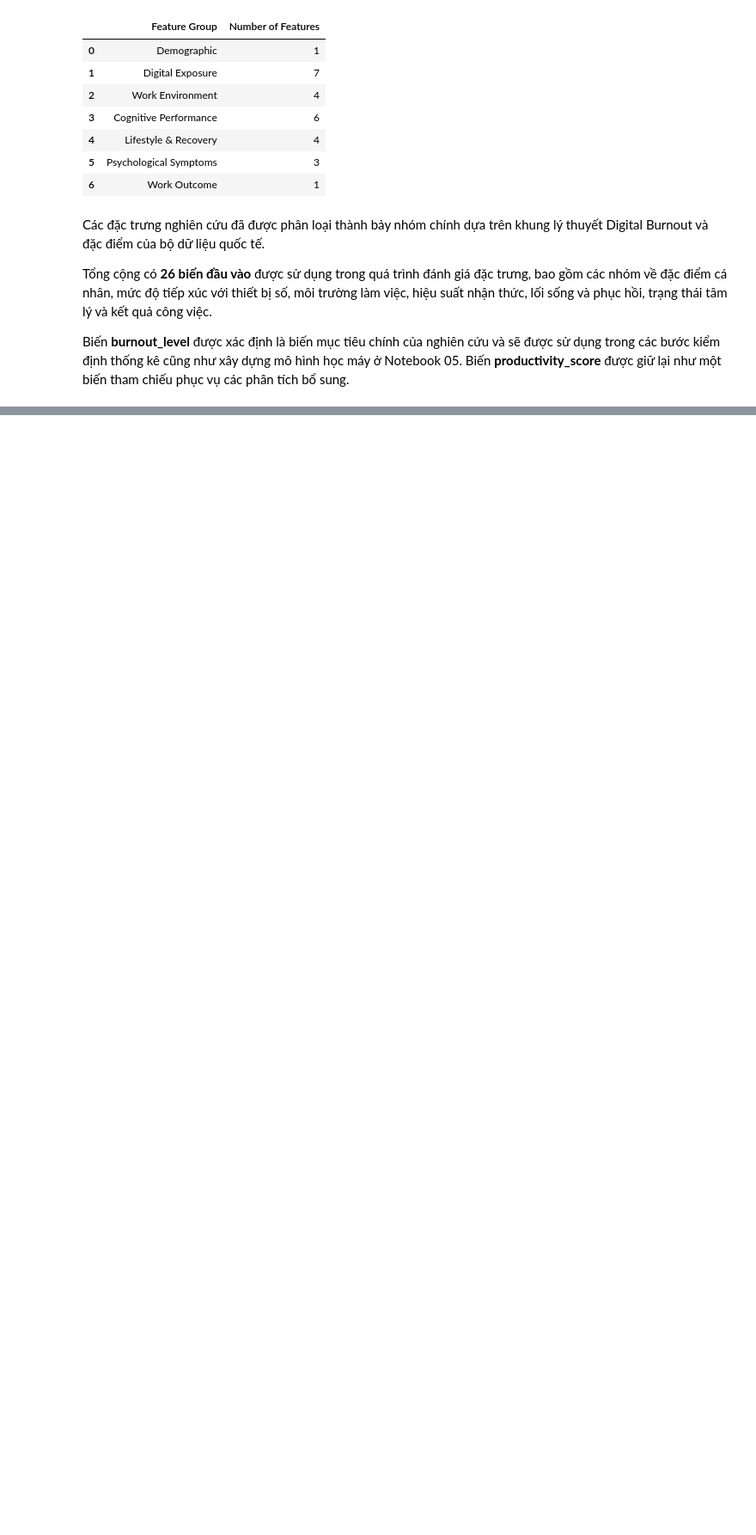
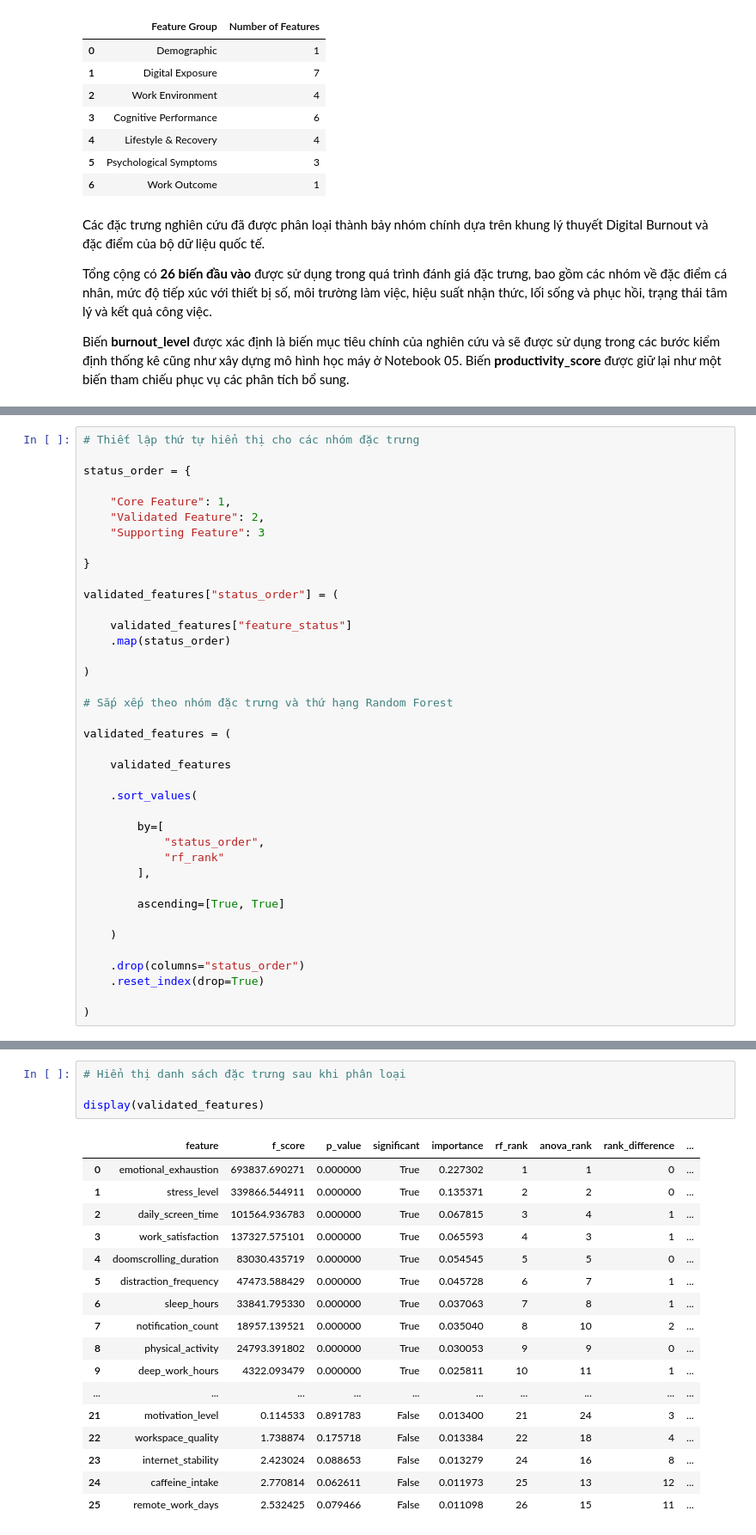
Before and after one commit to NguynnThah/DA016, a Jupyter notebook: notebooks/international_dataset/04_feature_validation.ipynb, the cells around one changed output, grey strips where cells are left out. Shown at 86% size. Cells and saved outputs as stored; diff of their text form; blank space fills up the shorter version.

```diff
--- a/notebooks/international_dataset/04_feature_validation.ipynb
+++ b/notebooks/international_dataset/04_feature_validation.ipynb
@@ -447,0 +793,39 @@ Việc sử dụng nhiều phương pháp đánh giá giúp xem xét đặc trư
+# %%
+# Thiết lập thứ tự hiển thị cho các nhóm đặc trưng
+
+status_order = {
+
+    "Core Feature": 1,
+    "Validated Feature": 2,
+    "Supporting Feature": 3
+
+}
+
+validated_features["status_order"] = (
+
+    validated_features["feature_status"]
+    .map(status_order)
+
+)
+
+# Sắp xếp theo nhóm đặc trưng và thứ hạng Random Forest
+
+validated_features = (
+
+    validated_features
+
+    .sort_values(
+
+        by=[
+            "status_order",
+            "rf_rank"
+        ],
+
+        ascending=[True, True]
+
+    )
+
+    .drop(columns="status_order")
+    .reset_index(drop=True)
+
+)
@@ -447,0 +850,22 @@ Việc sử dụng nhiều phương pháp đánh giá giúp xem xét đặc trư
+# %%
+# Hiển thị danh sách đặc trưng sau khi phân loại
+
+display(validated_features)
+# %% [output]
+|  | feature | f_score | p_value | significant | importance | rf_rank | anova_rank | rank_difference | ... |
+| 0 | emotional_exhaustion | 693837.690271 | 0.000000 | True | 0.227302 | 1 | 1 | 0 | ... |
+| 1 | stress_level | 339866.544911 | 0.000000 | True | 0.135371 | 2 | 2 | 0 | ... |
+| 2 | daily_screen_time | 101564.936783 | 0.000000 | True | 0.067815 | 3 | 4 | 1 | ... |
+| 3 | work_satisfaction | 137327.575101 | 0.000000 | True | 0.065593 | 4 | 3 | 1 | ... |
+| 4 | doomscrolling_duration | 83030.435719 | 0.000000 | True | 0.054545 | 5 | 5 | 0 | ... |
+| 5 | distraction_frequency | 47473.588429 | 0.000000 | True | 0.045728 | 6 | 7 | 1 | ... |
+| 6 | sleep_hours | 33841.795330 | 0.000000 | True | 0.037063 | 7 | 8 | 1 | ... |
+| 7 | notification_count | 18957.139521 | 0.000000 | True | 0.035040 | 8 | 10 | 2 | ... |
+| 8 | physical_activity | 24793.391802 | 0.000000 | True | 0.030053 | 9 | 9 | 0 | ... |
+| 9 | deep_work_hours | 4322.093479 | 0.000000 | True | 0.025811 | 10 | 11 | 1 | ... |
+| ... | ... | ... | ... | ... | ... | ... | ... | ... | ... |
+| 21 | motivation_level | 0.114533 | 0.891783 | False | 0.013400 | 21 | 24 | 3 | ... |
+| 22 | workspace_quality | 1.738874 | 0.175718 | False | 0.013384 | 22 | 18 | 4 | ... |
+| 23 | internet_stability | 2.423024 | 0.088653 | False | 0.013279 | 24 | 16 | 8 | ... |
+| 24 | caffeine_intake | 2.770814 | 0.062611 | False | 0.011973 | 25 | 13 | 12 | ... |
+| 25 | remote_work_days | 2.532425 | 0.079466 | False | 0.011098 | 26 | 15 | 11 | ... |
```
Also changed, not shown: parts of 24 cells of this notebook.
